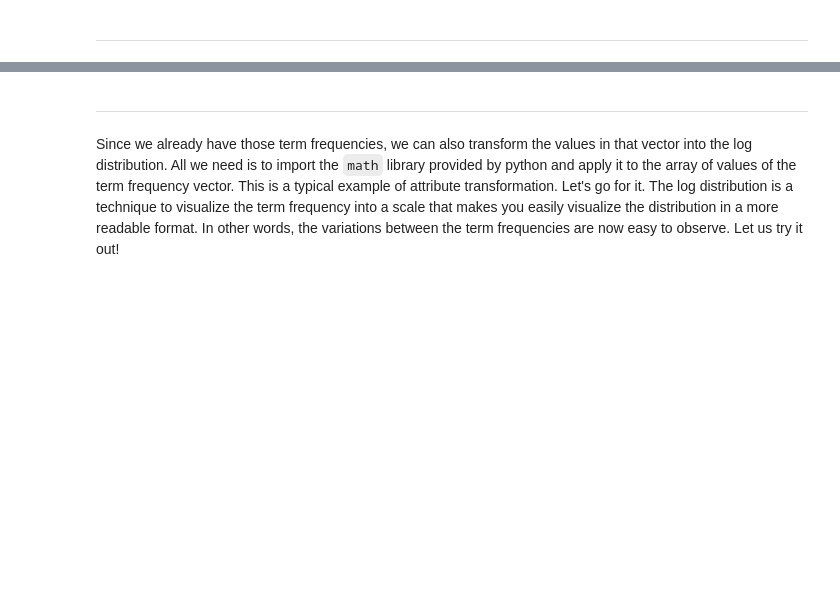
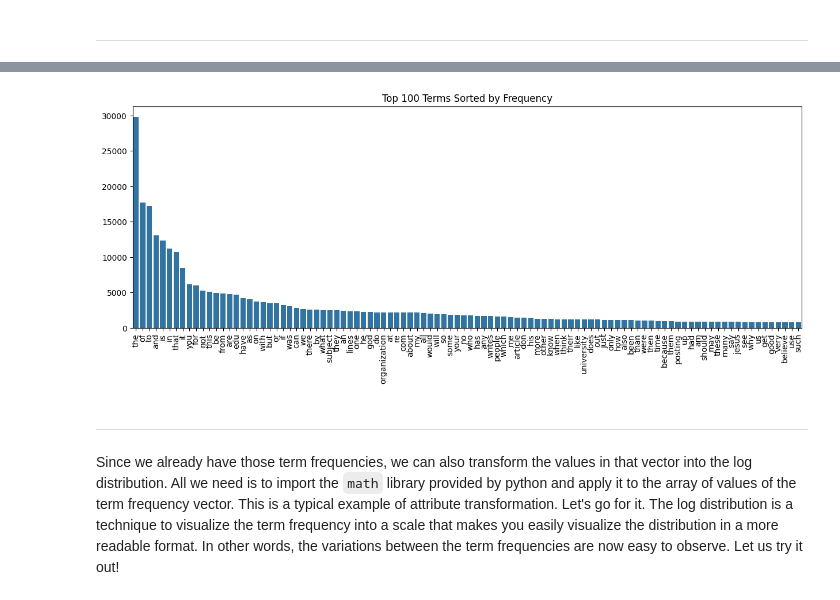
Before and after one commit to scifiengineering/DM2025-Lab1-Exercise, a Jupyter notebook: DM2025-Lab1-Master.ipynb, the cells around one changed output, grey strips where cells are left out. Cells and saved outputs as stored; diff of their text form; code cells hidden in the pictures; blank space fills up the shorter version.

```diff
--- a/DM2025-Lab1-Master.ipynb
+++ b/DM2025-Lab1-Master.ipynb
@@ -1186,3 +1254,17 @@ Additionally, you can attempt to sort the terms on the `x-axis` by frequency ins
+# %%
+# Answer here
+# Sort terms by frequency (descending)
+sorted_indices = np.argsort(term_frequencies)[::-1]
+sorted_terms = count_vect.get_feature_names_out()[sorted_indices][:100]
+sorted_freqs = term_frequencies[sorted_indices][:100]
+
+plt.figure(figsize=(15, 5))
+sns.barplot(x=sorted_terms, y=sorted_freqs)
+plt.xticks(rotation=90)
+plt.title('Top 100 Terms Sorted by Frequency')
+plt.show()
+# %% [output]
+[figure, added]
 # %% [markdown]
 ---
 # %% [markdown]
```
Also changed, not shown: parts of 24 cells of this notebook, 4 other files.
